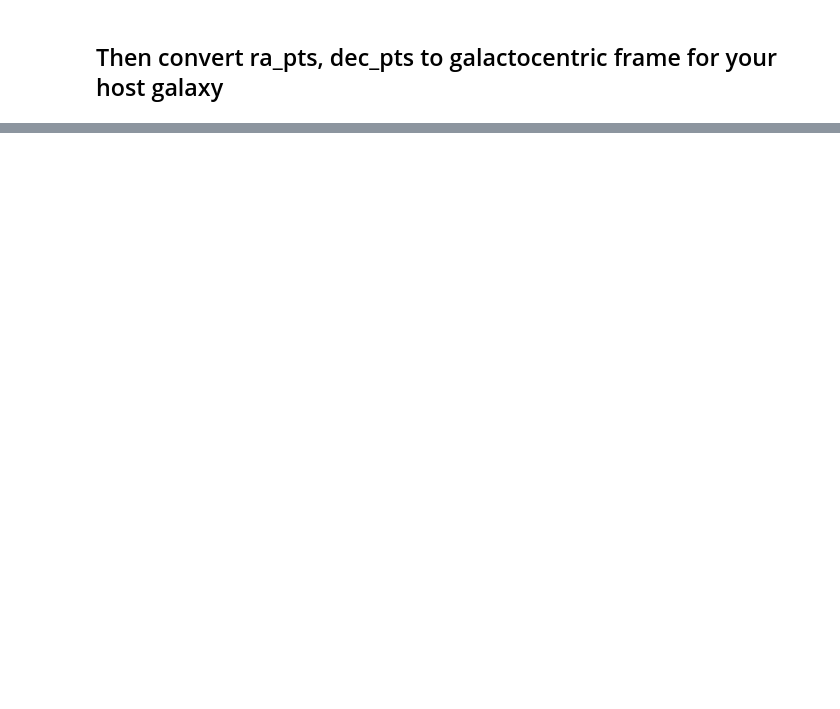
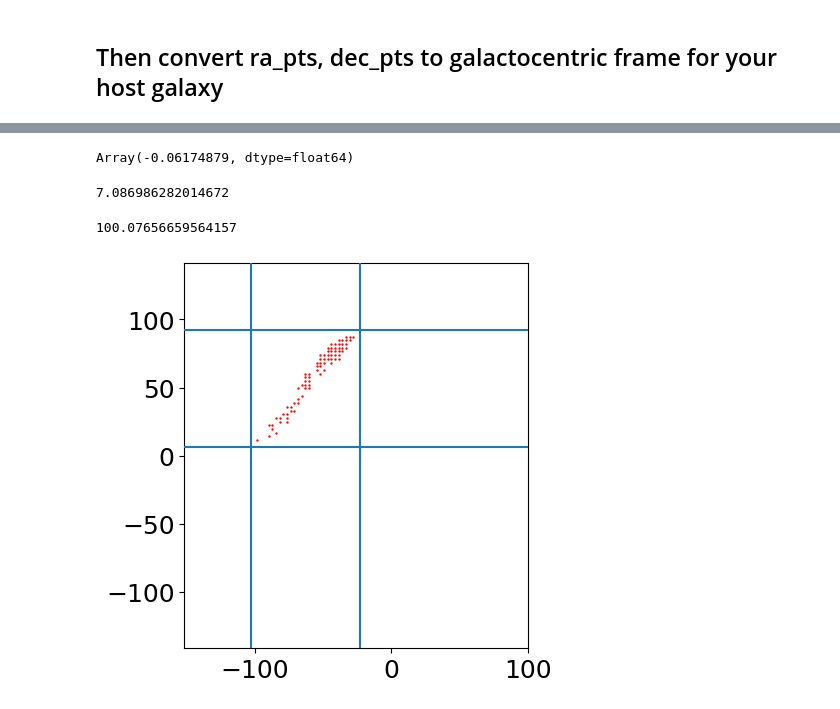
Before and after one commit to sapearson/PUk2025, a Jupyter notebook: PUK_CenA_Example.ipynb, the cells around one changed output, grey strips where cells are left out. Drawn from its saved outputs; the diff is of its cells as text; code cells hidden in the pictures; blank space fills up the shorter version.

Commit message:
Now with stream-fitting for Cen A

```diff
--- a/PUK_CenA_Example.ipynb
+++ b/PUK_CenA_Example.ipynb
@@ -251,3 +251,6 @@ red_points_icrs_coords = coord.SkyCoord(ra=ra_pts * u.deg, dec=dec_pts * u.deg)#
+# %%
+# Convert pixel coordinates to RA/Dec for using for xlin , zlin later on for method
+ra_x_pts, dec_y_pts = wcs_helix.all_pix2world(x_pts, y_pts, 1)  # 0 = zero-based indexing
 # %% [markdown]
 ### Sanity check to see if these red points overlap with the stream (did transformation work?)
 # %%
@@ -321,6 +324,9 @@ pos = coord.SkyCoord(ra=202.585167*u.deg, dec=-42.191741*u.deg,\
 red_points = coord.SkyCoord(ra=ra_pts *u.deg, dec=dec_pts *u.deg,\
                      distance = dw3_distance)
 
+
+points_skycoord = coord.SkyCoord(ra=ra_x_pts *u.deg, dec=dec_y_pts *u.deg,\
+                     distance = CenA_distance)#wcs_helix.all_pix2world(x_pts, y_pts, 1)  # 0 = zero-based indexing
 
 # Define CenA frame
 # Frame to simulate stream in
@@ -412,6 +418,8 @@ red_points_GC = red_points.transform_to(CenAGalactocentric())
 dw3_pos_GC = pos.transform_to(CenAGalactocentric())
 #sanity check that host galaxy Cen A is at (0,0,0)
 c_CenA_GC = c_CenA.transform_to(CenAGalactocentric())
+
+pts_GC = points_skycoord.transform_to(CenAGalactocentric())
 # %%
 # Save dw center in array as you need this info as input for stream fitting method later
 # "hack" below to create a coordinate system where the skyplane is in x,z
@@ -441,0 +517,12 @@ Text(0, 0.5, 'z [kpc]')
+# %%
+# To resolve potential well enough we need the general_nfw_interp.npy file from Jake (ask Sarah for this )
+interp_func = jnp.load('general_nfw_interp.npy',allow_pickle=True).item()
+@jax.jit
+def generalized_nfw_potential(xyz, t, params):
+    r = jnp.sqrt(jnp.sum(xyz**2))
+    r_over_r_s = r/params['r_s']
+    bracket = interp_func(r_over_r_s,params['gamma'],params['beta'])*(params['r_s']**2)
+    return -4*jnp.pi*G_jax*bracket*params['rho0']
+
+
+params = dict(gamma=1.0,beta=3, r_s=10.0, rho0=1e7)
@@ -441,0 +539,16 @@ Text(0, 0.5, 'z [kpc]')
+# %%
+params = dict(gamma=1.4,beta=3, r_s=10.0, rho0=1e7)
+get_general_NFW_potential(params).potential(jnp.array([1.0,2.0,3.0]),0.0)
+# %% [output]
+Array(-0.06174879, dtype=float64)
+# %%
+@jax.jit
+def get_nfw_rho0(M,r_s):
+    c_NFW = 15. # following https://arxiv.org/pdf/2211.04495
+    denom = jnp.log(1. + c_NFW) - (c_NFW/(1+c_NFW))
+    fac = 1./denom
+    rho0 = (M/(4*jnp.pi*r_s**3))*fac
+    return rho0
+np.log10(get_nfw_rho0(3e12,22.))
+# %% [output]
+7.086986282014672
@@ -441,0 +631,43 @@ Text(0, 0.5, 'z [kpc]')
+# %%
+np.max(-pts_GC.y.to(u.kpc).value)
+# %% [output]
+100.07656659564157
+# %%
+# Generate boundry around stream points to not penalize streams that are too long (method  disgards these)
+#SP now looking at the outer stream only, so selecting H_proj1_out and xlin_outer,zlin_outer
+#from now on the coordinates are correct in x,z as plane of sky
+
+#dat_inner = jnp.vstack([xpts_inner, zpts_inner]).T
+# drawing bounds to not penalize stream from being longer than control points dictate
+pad = 5.
+xbounds = jnp.array([dat_x.min()-pad, dat_x.max()+pad])
+zbounds = jnp.array([dat_z.min()-pad, dat_z.max()+pad])
+
+
+# #dat_outer = jnp.vstack([xpts, zpts]).T
+
+
+fig, ax = plt.subplots(1,1)
+fig.set_size_inches(8,5)
+
+#ax.pcolormesh(xlin_outer,zlin_outer,H_proj1_outer,cmap='binary')
+ax.scatter(dat_x,dat_z,color='r',s=.5)
+#ax.scatter(outer_stream_dict['stream'][:,0],outer_stream_dict['stream'][:,2],s=0.06,color='g',zorder=3,)
+
+# Need to base these off of the grid we made with bin_factor
+# but that was in pixels.... base this off of x_pts y_pts as they span the space but in pixels.
+#below is important for method so come back to this. Should now be spanned from the correct bin range and size from bin factor setting the x_center.shape param
+xlin = jnp.linspace(np.min(-pts_GC.y.to(u.kpc).value),np.max(-pts_GC.y.to(u.kpc).value),x_centers.shape[0])
+zlin = jnp.linspace(np.min(-pts_GC.z.to(u.kpc).value),np.max(pts_GC.z.to(u.kpc).value),x_centers.shape[0])
+ax.set_xlim(xlin.min(), xlin.max())
+ax.set_ylim(zlin.min(),zlin.max())
+
+
+ax.vlines(xbounds[0],-1e5,1e5,zorder=50)
+ax.vlines(xbounds[1],-1e5,1e5,zorder=50)
+ax.hlines(zbounds[0],-1e5,1e5,zorder=50)
+ax.hlines(zbounds[1],-1e5,1e5,zorder=50)
+
+ax.set_aspect('equal')
+# %% [output]
+[figure, added]
```
Also changed, not shown: parts of 52 cells of this notebook.
